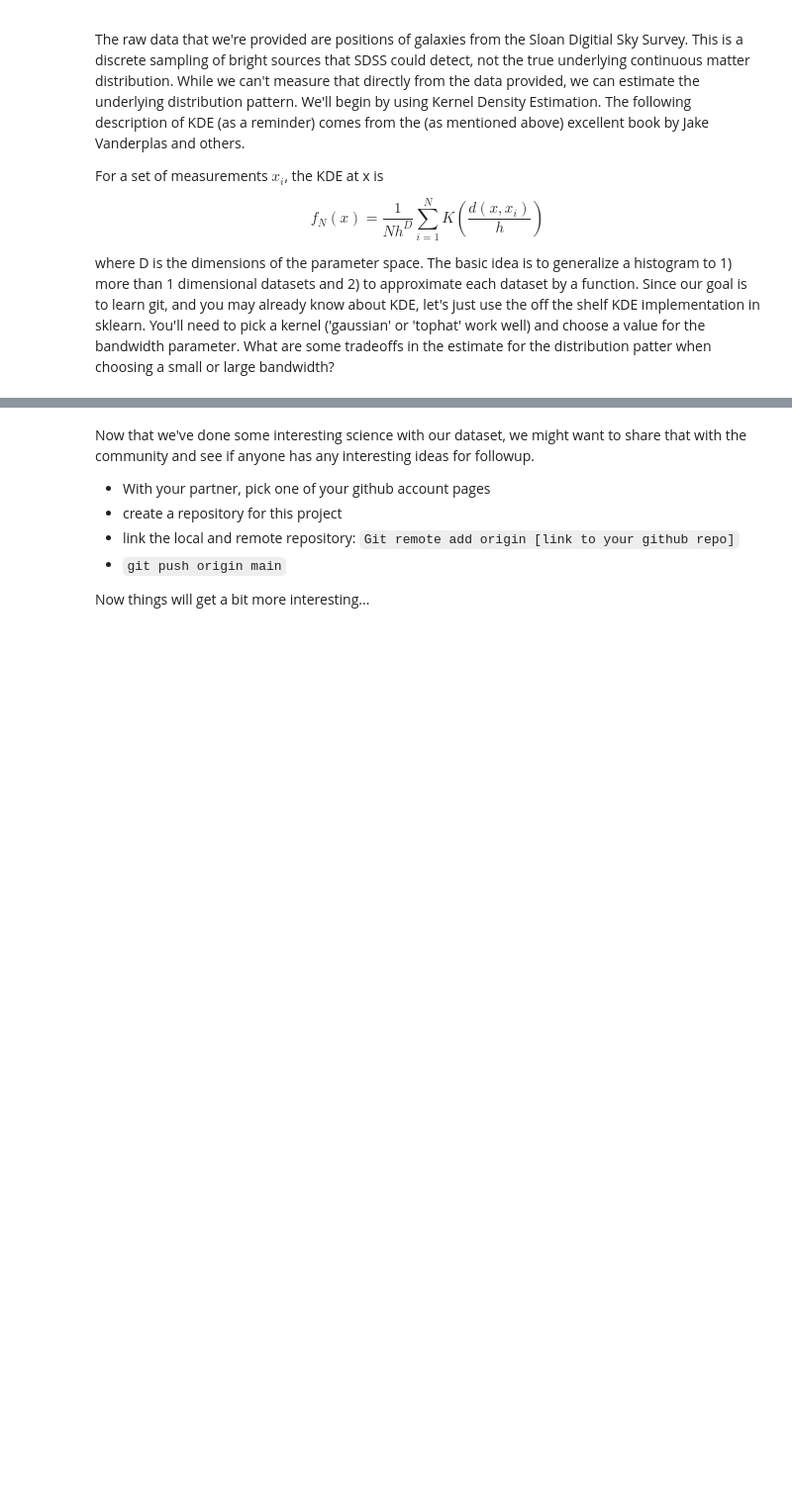
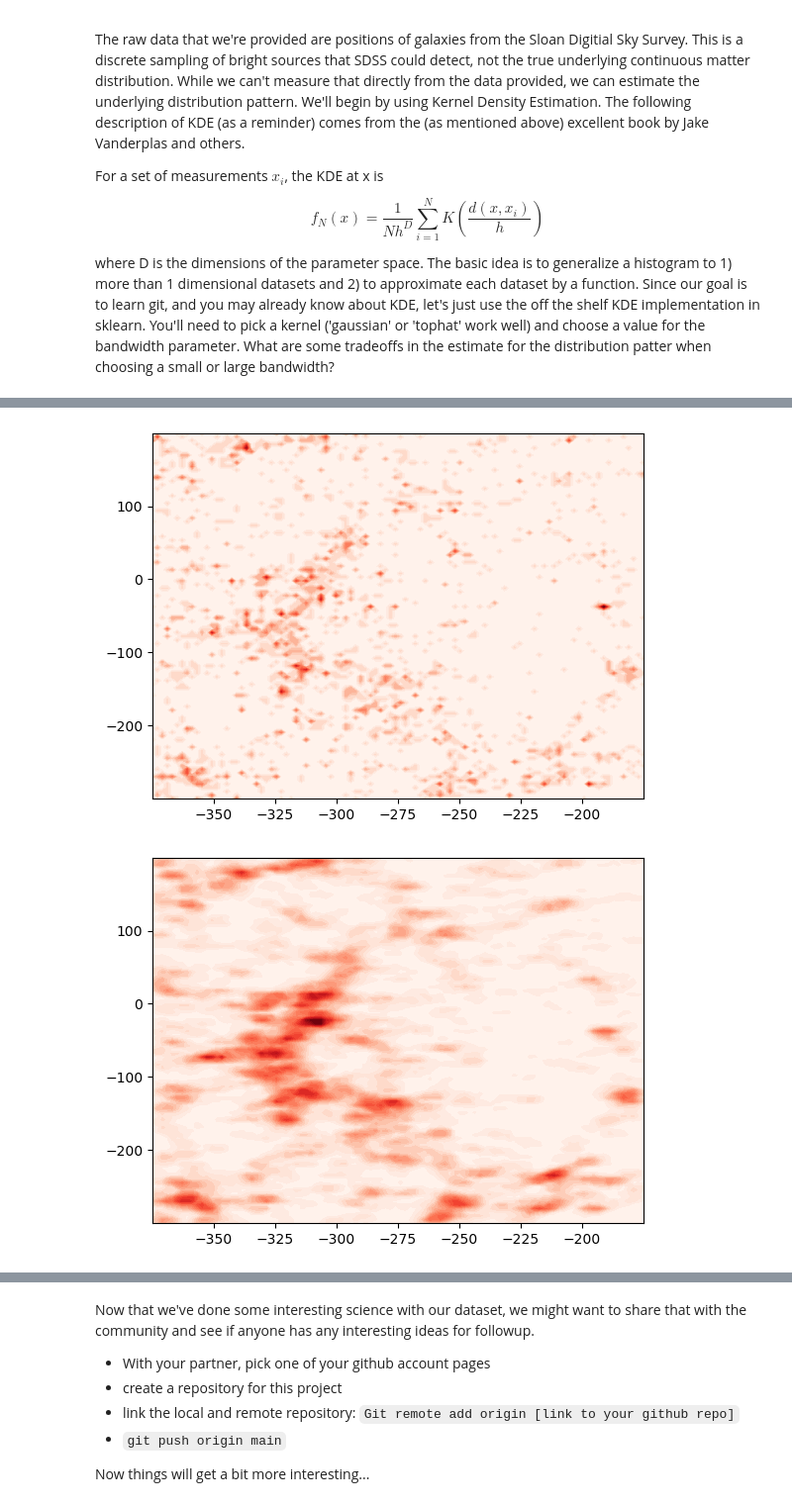
Before and after one commit to kdesoto-astro/session_21_day_one, a Jupyter notebook: DSFP_intro_2_git.ipynb, the cells around one changed output, grey strips where cells are left out. Shown at 99% size. Saved outputs shown, nothing was run; the diff lists cells and outputs as text; code cells hidden in the pictures; blank space fills up the shorter version.

```diff
--- a/DSFP_intro_2_git.ipynb
+++ b/DSFP_intro_2_git.ipynb
@@ -92,0 +109,16 @@ from sklearn.neighbors import KernelDensity
+# %%
+# KDE implementation goes here
+for bw in [1, 5, 10, 20]:
+    kd = KernelDensity(bandwidth=bw, kernel='tophat')
+    kd.fit(X)
+    x_range = np.linspace(np.min(X[:,0]), np.max(X[:,0]), num=100)
+    y_range = np.linspace(np.min(X[:,1]), np.max(X[:,1]), num=100)
+    x_grid, y_grid = np.meshgrid(x_range, y_range)
+    xy_grid = np.vstack((x_grid.ravel(), y_grid.ravel())).T
+    Z = np.exp(kd.score_samples(xy_grid)).reshape(x_grid.shape)
+    levels = np.linspace(0, Z.max(), 25)
+    plt.contourf(x_grid, y_grid, Z, levels=levels, cmap=plt.cm.Reds)
+    plt.show()
+# %% [output]
+[figure, added]
+[figure, added]
```
Also changed, not shown: parts of 2 cells of this notebook.
